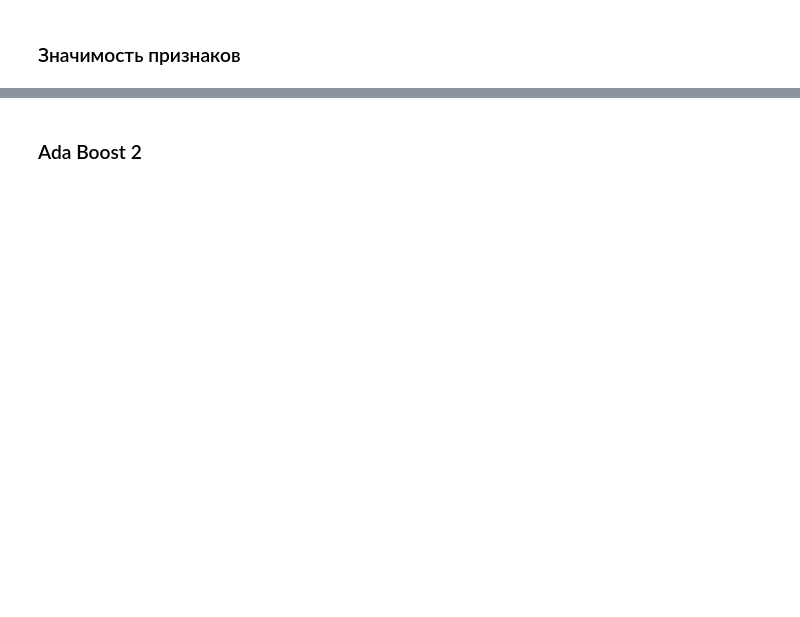
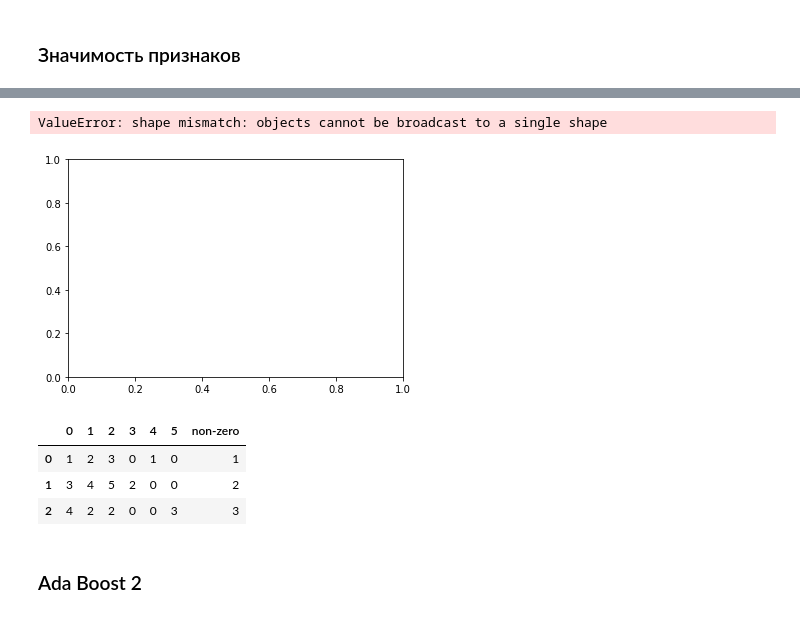
Before and after one commit to myvaheed/ml_edu, a Jupyter notebook: notebook.ipynb, the cells around one changed output, grey strips where cells are left out. Saved outputs shown, nothing was run; the diff lists cells and outputs as text; code cells hidden in the pictures; blank space fills up the shorter version.

```diff
--- a/notebook.ipynb
+++ b/notebook.ipynb
@@ -492,0 +566,9 @@ plt.xlim([-1, d_first])
+# %%
+def f_importances(coef, names):
+    imp = coef
+    zimp_names = zip(imp,names)
+    srtd = sorted(zimp_names,key=lambda x:x[1])
+    imp,names = zip(*srtd)
+    plt.barh(range(len(names)), imp, align='center')
+    plt.yticks(range(len(names)), names)
+    plt.show()
@@ -493,3 +582,17 @@ plt.xlim([-1, d_first])
+# %%
+f_importances(svc.coef_, feature_names)
+# %% [output]
+ValueError: shape mismatch: objects cannot be broadcast to a single shape
+[figure, added]
+# %%
+df = pd.DataFrame([[1, 2, 3, 0, 1, 0],[3, 4, 5, 2, 0, 0], [4, 2, 2, 0, 0, 3]])
+df['non-zero'] = df.apply(lambda x: x[3] if x[3] != 0 else x[4] if x[4] != 0 else x[5], axis=1)
+df
+# %% [output]
+|  | 0 | 1 | 2 | 3 | 4 | 5 | non-zero |
+| 0 | 1 | 2 | 3 | 0 | 1 | 0 | 1 |
+| 1 | 3 | 4 | 5 | 2 | 0 | 0 | 2 |
+| 2 | 4 | 2 | 2 | 0 | 0 | 3 | 3 |
 # %% [markdown]
 ### Ada Boost 2
 # %%
```
Also changed, not shown: parts of 24 cells of this notebook, 21 other files.
